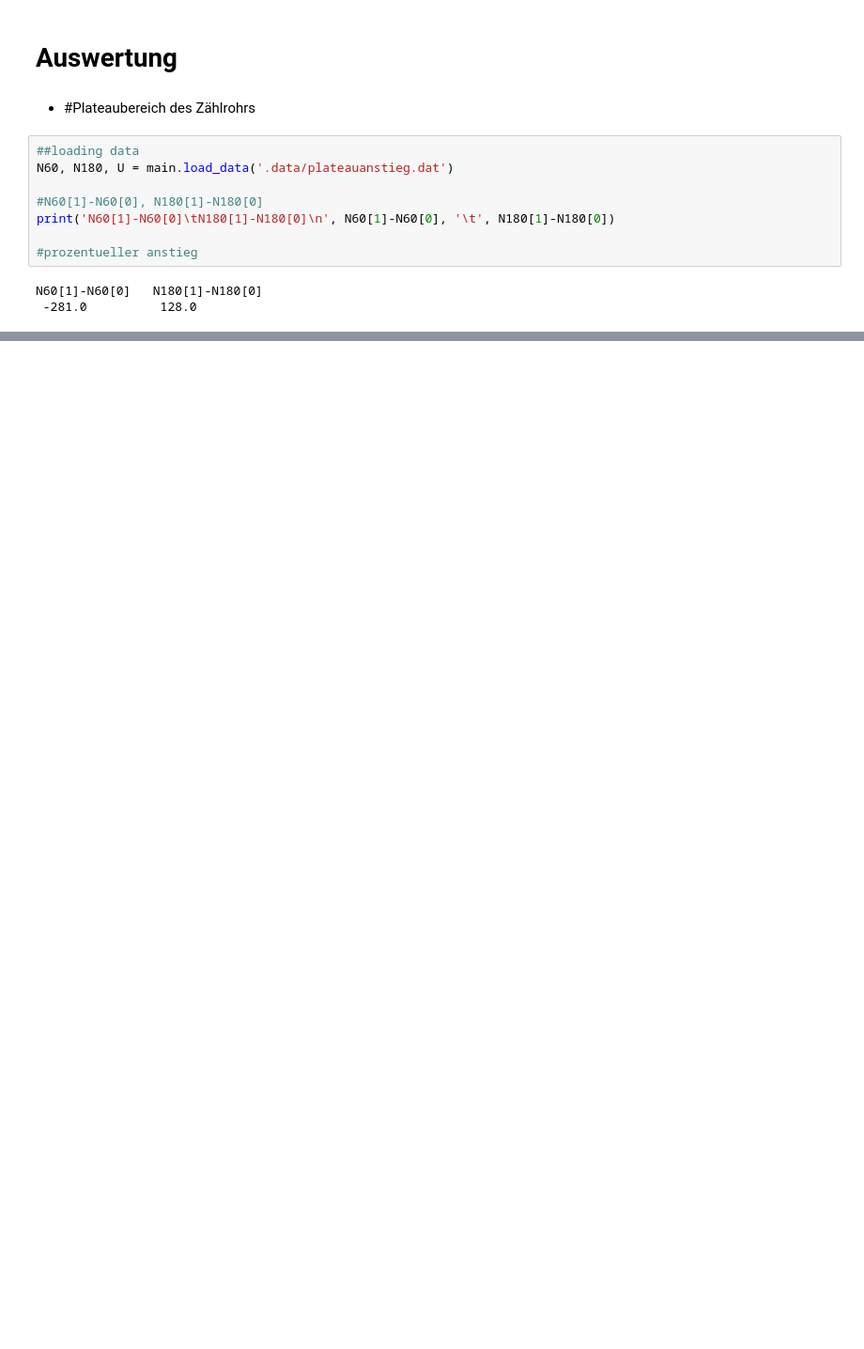
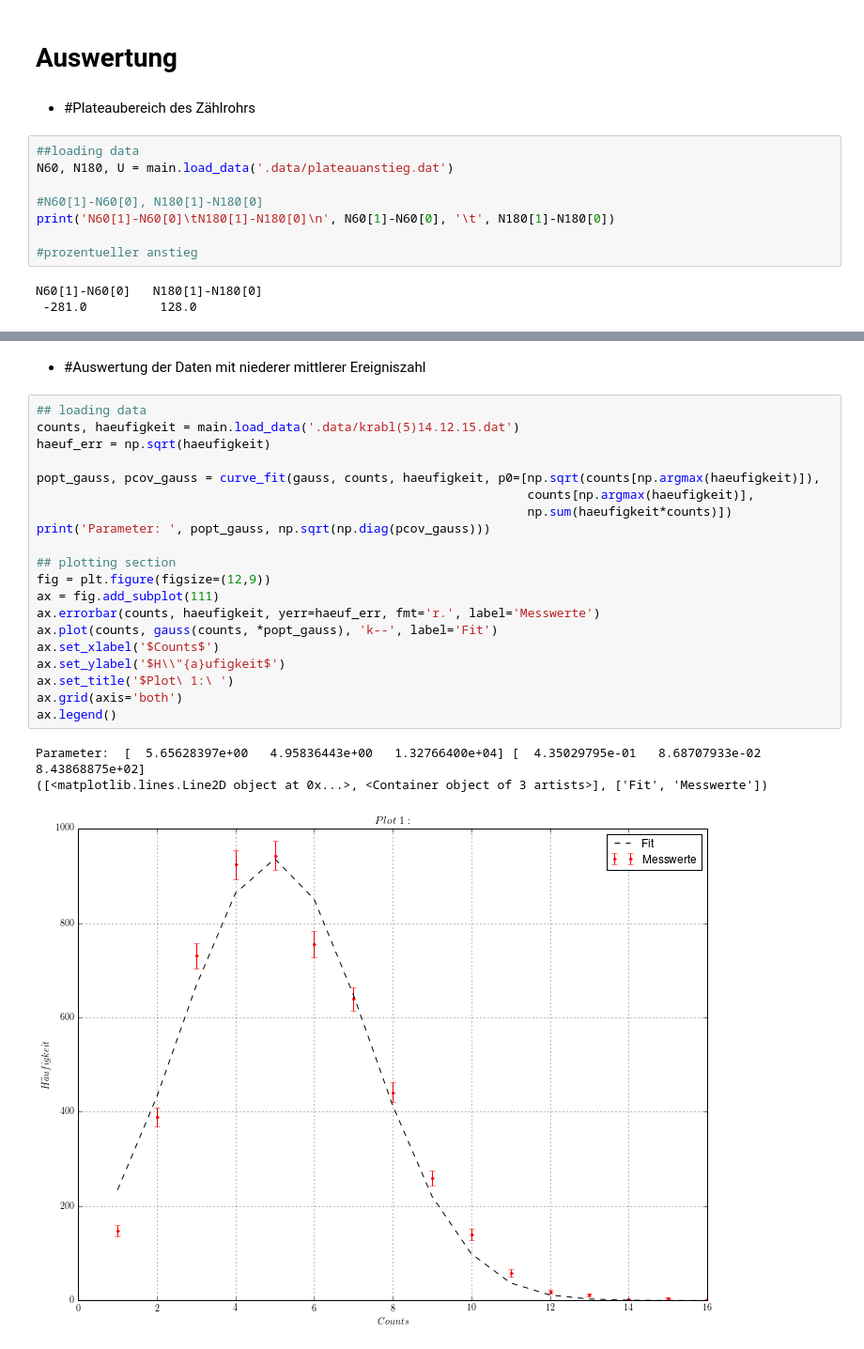
Before and after one commit to krauthex/AP2.2, a Jupyter notebook: v251/v251.ipynb, the cells around one changed output, grey strips where cells are left out. Shown at 94% size. Drawn from its saved outputs; the diff is of its cells as text; blank space fills up the shorter version.

```diff
--- a/v251/v251.ipynb
+++ b/v251/v251.ipynb
@@ -62,0 +97,26 @@ N60[1]-N60[0]   N180[1]-N180[0]
+# %% [markdown]
+- #Auswertung der Daten mit niederer mittlerer Ereigniszahl
+# %%
+## loading data
+counts, haeufigkeit = main.load_data('.data/krabl(5)14.12.15.dat')
+haeuf_err = np.sqrt(haeufigkeit)
+
+popt_gauss, pcov_gauss = curve_fit(gauss, counts, haeufigkeit, p0=[np.sqrt(counts[np.argmax(haeufigkeit)]),
+                                                                   counts[np.argmax(haeufigkeit)],
+                                                                   np.sum(haeufigkeit*counts)])
+print('Parameter: ', popt_gauss, np.sqrt(np.diag(pcov_gauss)))
+
+## plotting section
+fig = plt.figure(figsize=(12,9))
+ax = fig.add_subplot(111)
+ax.errorbar(counts, haeufigkeit, yerr=haeuf_err, fmt='r.', label='Messwerte')
+ax.plot(counts, gauss(counts, *popt_gauss), 'k--', label='Fit')
+ax.set_xlabel('$Counts$')
+ax.set_ylabel('$H\\"{a}ufigkeit$')
+ax.set_title('$Plot\ 1:\ ')
+ax.grid(axis='both')
+ax.legend()
+# %% [output]
+Parameter:  [  5.65628397e+00   4.95836443e+00   1.32766400e+04] [  4.35029795e-01   8.68707933e-02   8.43868875e+02]
+([<matplotlib.lines.Line2D object at 0x...>, <Container object of 3 artists>], ['Fit', 'Messwerte'])
+[figure, added]
```
Also changed, not shown: parts of 3 cells of this notebook, 6 other files.
